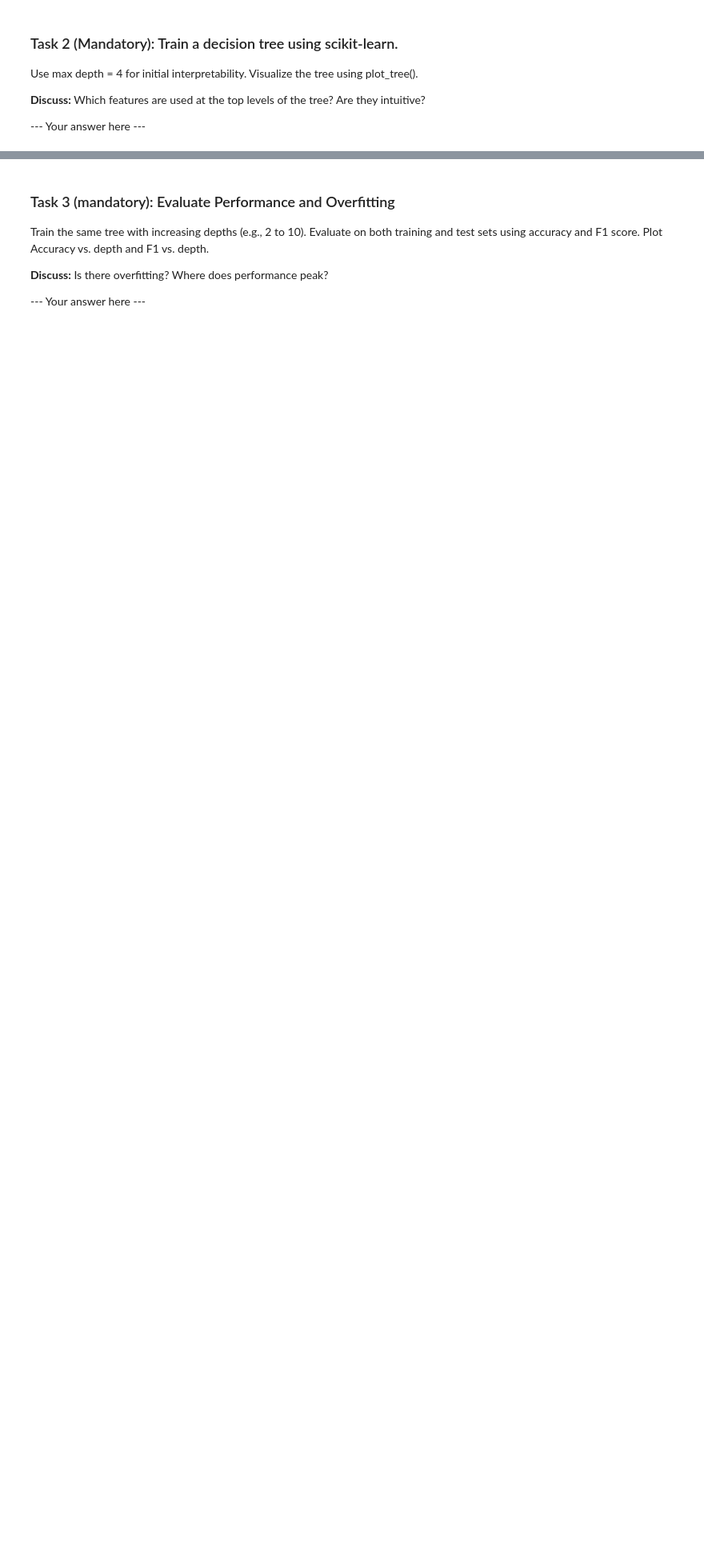
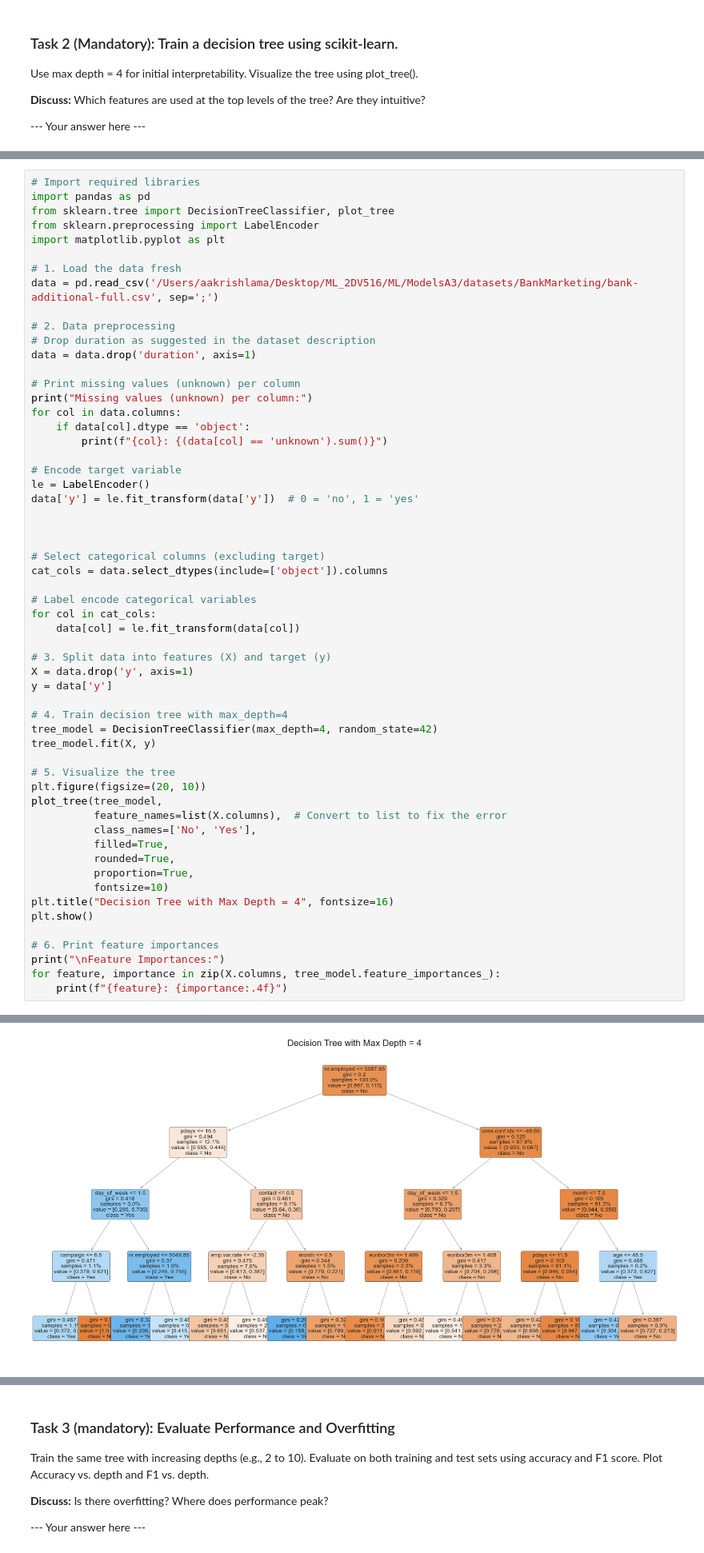
Before and after one commit to AakrishLama/MachineLearningModels, a Jupyter notebook: ModelsA3/username_A3.ipynb, the cells around one changed output, grey strips where cells are left out. Shown: that part at 80% size. Drawn from its saved outputs; the diff is of its cells as text; blank space fills up the shorter version.

Commit message:
decision tree

```diff
--- a/ModelsA3/username_A3.ipynb
+++ b/ModelsA3/username_A3.ipynb
@@ -128,0 +127,58 @@ Use max depth = 4 for initial interpretability. Visualize the tree using plot_tr
+# %%
+# Import required libraries
+import pandas as pd
+from sklearn.tree import DecisionTreeClassifier, plot_tree
+from sklearn.preprocessing import LabelEncoder
+import matplotlib.pyplot as plt
+
+# 1. Load the data fresh
+data = pd.read_csv('/Users/aakrishlama/Desktop/ML_2DV516/ML/ModelsA3/datasets/BankMarketing/bank-additional-full.csv', sep=';')
+
+# 2. Data preprocessing
+# Drop duration as suggested in the dataset description
+data = data.drop('duration', axis=1)
+
+# Print missing values (unknown) per column
+print("Missing values (unknown) per column:")
+for col in data.columns:
+    if data[col].dtype == 'object':
+        print(f"{col}: {(data[col] == 'unknown').sum()}")
+
+# Encode target variable
+le = LabelEncoder()
+data['y'] = le.fit_transform(data['y'])  # 0 = 'no', 1 = 'yes'
+
+
+
+# Select categorical columns (excluding target)
+cat_cols = data.select_dtypes(include=['object']).columns
+
+# Label encode categorical variables
+for col in cat_cols:
+    data[col] = le.fit_transform(data[col])
+
+# 3. Split data into features (X) and target (y)
+X = data.drop('y', axis=1)
+y = data['y']
+
+# 4. Train decision tree with max_depth=4
+tree_model = DecisionTreeClassifier(max_depth=4, random_state=42)
+tree_model.fit(X, y)
+
+# 5. Visualize the tree
+plt.figure(figsize=(20, 10))
+plot_tree(tree_model,
+          feature_names=list(X.columns),  # Convert to list to fix the error
+          class_names=['No', 'Yes'],
+          filled=True,
+          rounded=True,
+          proportion=True,
+          fontsize=10)
+plt.title("Decision Tree with Max Depth = 4", fontsize=16)
+plt.show()
+
+# 6. Print feature importances
+print("\nFeature Importances:")
+for feature, importance in zip(X.columns, tree_model.feature_importances_):
+    print(f"{feature}: {importance:.4f}")
+# %% [output]
@@ -128,0 +197 @@ Use max depth = 4 for initial interpretability. Visualize the tree using plot_tr
+[figure, added]
```
Also changed, not shown: parts of 2 cells of this notebook.
